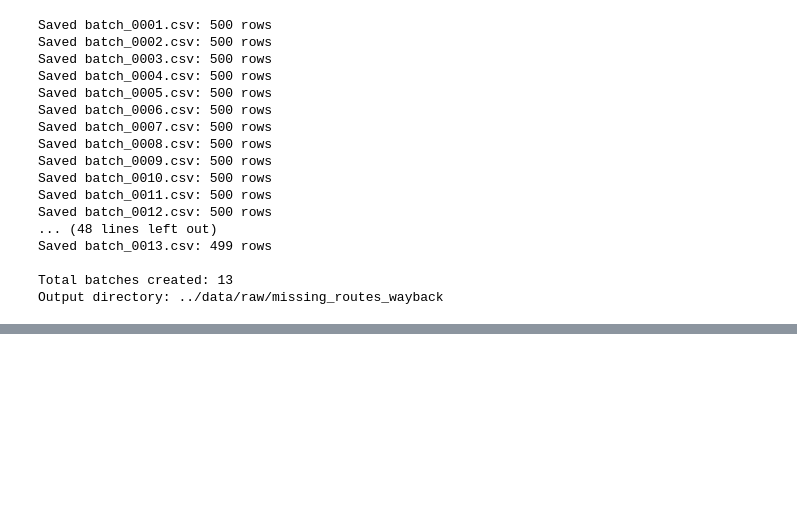
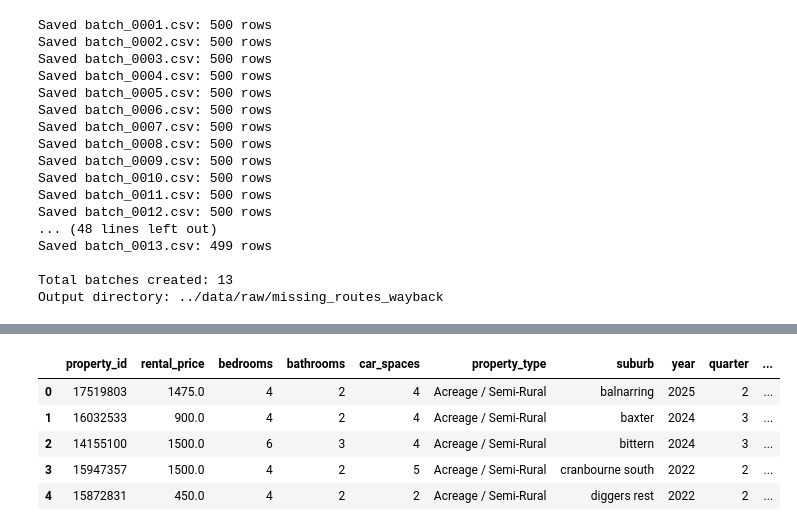
Before and after one commit to jackshee/real-estate-industry-project-public-version, a Jupyter notebook: notebooks/1_preprocess_wayback_listings.ipynb, the cells around one changed output, grey strips where cells are left out. Drawn from its saved outputs; the diff is of its cells as text; code cells hidden in the pictures; blank space fills up the shorter version.

Commit message:
preprocess notebook for wayback refactored to produce processed/domain/wayback_listings.csv

```diff
--- a/notebooks/1_preprocess_wayback_listings.ipynb
+++ b/notebooks/1_preprocess_wayback_listings.ipynb
@@ -370,7 +370,10 @@ df_coordinates
 # read in live listings from data/processed/domain/live_listings.csv
 live_listings = pd.read_csv("../data/processed/domain/live_listings.csv")
 
-live_listings['coordinates'] = live_listings.apply(lambda x: Point(x['latitude'], x['longitude']) if pd.notna(x['latitude']) and pd.notna(x['longitude']) else None, axis=1)
+# drop the coordinates column from live_listings
+live_listings = live_listings.drop(columns=['coordinates'])
+
+# save to data/processed/domain/live_listings.csv
 # %%
 
 # read in wayback listings from data/processed/domain/wayback_listings.csv
@@ -418,6 +421,9 @@ df = df.sort_values(by=['year', 'quarter'], ascending=False)
 # drop duplicates but keep first occurrence
 df = df.drop_duplicates(subset=['property_id'], keep='first')
 
+# convert property_id to int64
+df["property_id"] = df["property_id"].astype("Int64")
+
 # save to data/processed/domain/cleaned_listings.csv
 df.to_csv("../data/processed/domain/cleaned_listings.csv", index=False)
 # %% [markdown]
@@ -593,0 +602,3 @@ Output directory: ../data/raw/missing_routes_wayback
+# %%
+walking_isochrones = preprocessor.merge_batches("../data/processed/isochrones/walking", pattern="isochrone_00*.csv",verbose=True)
+driving_isochrones = preprocessor.merge_batches("../data/processed/isochrones/driving", pattern="isochrone_00*.csv",verbose=True)
@@ -593,0 +653,22 @@ Output directory: ../data/raw/missing_routes_wayback
+# %%
+# rename the columns of walking_isochrones to walking_5min, walking_10min, walking_15min
+walking_isochrones.rename(columns={"5min": "walking_5min", "10min": "walking_10min", "15min": "walking_15min"}, inplace=True)
+
+# rename the columns of driving_isochrones to driving_5min, driving_10min, driving_15min
+driving_isochrones.rename(columns={"5min": "driving_5min", "10min": "driving_10min", "15min": "driving_15min"}, inplace=True)
+
+# drop coordinates column from walking_isochrones and driving_isochrones
+walking_isochrones = walking_isochrones.drop(columns=["coordinates"])
+driving_isochrones = driving_isochrones.drop(columns=["coordinates"])
+
+# merge the walking_isochrones, driving_isochrones dataframe with the df_sampled_wayback dataframe on property_id
+df_sampled_wayback = df_sampled_wayback.merge(walking_isochrones, on="property_id", how="left")
+df_sampled_wayback = df_sampled_wayback.merge(driving_isochrones, on="property_id", how="left")
+df_sampled_wayback.head()
+# %% [output]
+|  | property_id | rental_price | bedrooms | bathrooms | car_spaces | property_type | suburb | year | quarter | ... |
+| 0 | 17519803 | 1475.0 | 4 | 2 | 4 | Acreage / Semi-Rural | balnarring | 2025 | 2 | ... |
+| 1 | 16032533 | 900.0 | 4 | 2 | 4 | Acreage / Semi-Rural | baxter | 2024 | 3 | ... |
+| 2 | 14155100 | 1500.0 | 6 | 3 | 4 | Acreage / Semi-Rural | bittern | 2024 | 3 | ... |
+| 3 | 15947357 | 1500.0 | 4 | 2 | 5 | Acreage / Semi-Rural | cranbourne south | 2022 | 2 | ... |
+| 4 | 15872831 | 450.0 | 4 | 2 | 2 | Acreage / Semi-Rural | diggers rest | 2022 | 2 | ... |
```
Also changed, not shown: parts of 8 cells of this notebook.
